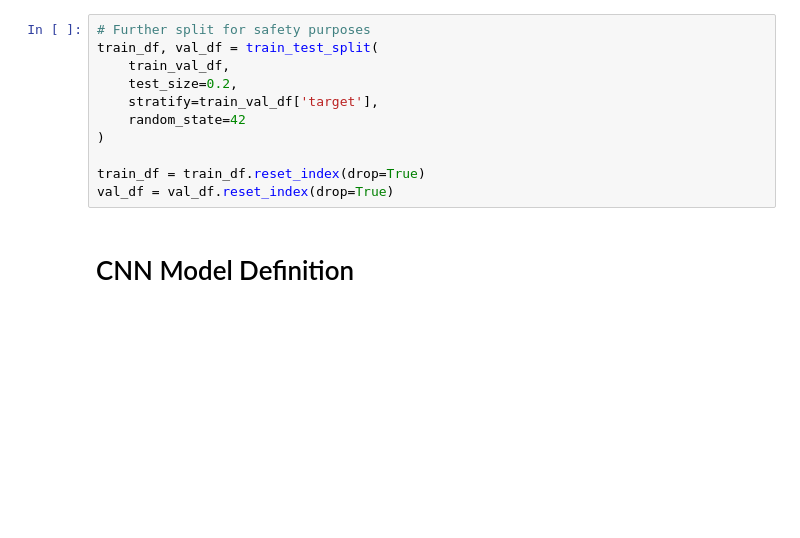
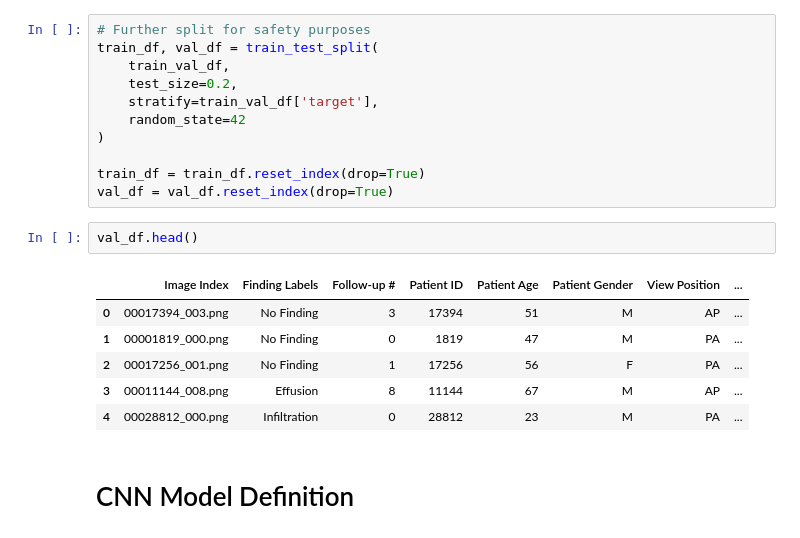
Before and after one commit to sara-kelemen/NIH_chest_xray, a Jupyter notebook: code/cnn.ipynb, the cells around one changed output. Saved outputs shown, nothing was run; the diff lists cells and outputs as text; blank space fills up the shorter version.

```diff
--- a/code/cnn.ipynb
+++ b/code/cnn.ipynb
@@ -163,6 +149,15 @@ train_df, val_df = train_test_split(
 
 train_df = train_df.reset_index(drop=True)
 val_df = val_df.reset_index(drop=True)
+# %%
+val_df.head()
+# %% [output]
+|  | Image Index | Finding Labels | Follow-up # | Patient ID | Patient Age | Patient Gender | View Position | ... |
+| 0 | 00017394_003.png | No Finding | 3 | 17394 | 51 | M | AP | ... |
+| 1 | 00001819_000.png | No Finding | 0 | 1819 | 47 | M | PA | ... |
+| 2 | 00017256_001.png | No Finding | 1 | 17256 | 56 | F | PA | ... |
+| 3 | 00011144_008.png | Effusion | 8 | 11144 | 67 | M | AP | ... |
+| 4 | 00028812_000.png | Infiltration | 0 | 28812 | 23 | M | PA | ... |
 # %% [markdown]
 # CNN Model Definition
 # %% [markdown]
```
Also changed, not shown: parts of 8 cells of this notebook, 3 other files.
